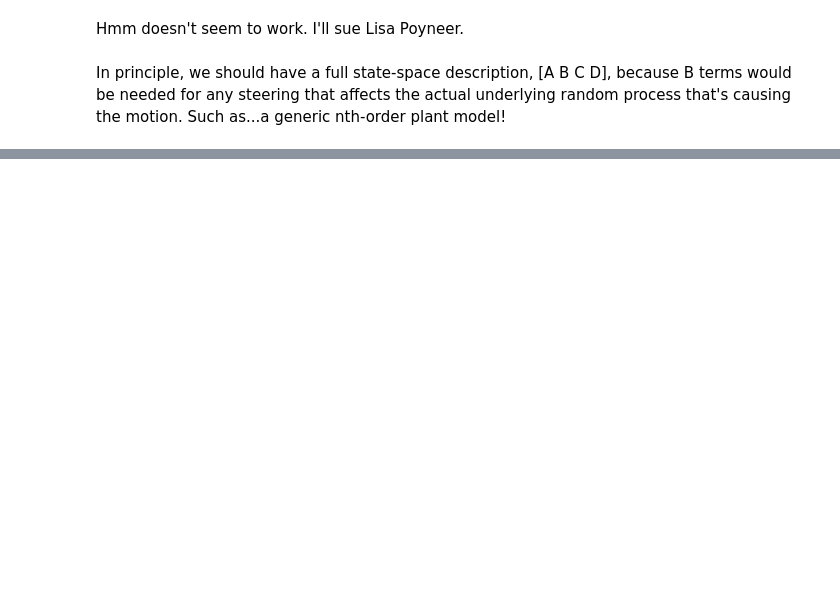
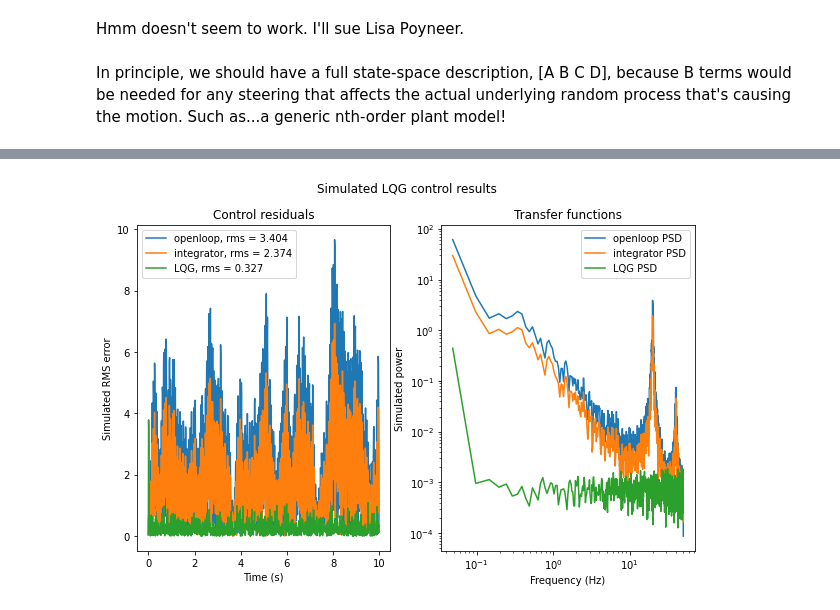
Before and after one commit to aditya-sengupta/seallqg, a Jupyter notebook: notebooks/lqg_delays_Dmatrix.ipynb, the cells around one changed output, grey strips where cells are left out. Cells and saved outputs as stored; diff of their text form; code cells hidden in the pictures; blank space fills up the shorter version.

```diff
--- a/notebooks/lqg_delays_Dmatrix.ipynb
+++ b/notebooks/lqg_delays_Dmatrix.ipynb
@@ -188,0 +172,4 @@ In principle, we should have a full state-space description, [A B C D], because
+# %%
+_ = abcd.simulate([ol, integ], nsteps=nsteps, plot=True)
+# %% [output]
+[figure, added]
```
Also changed, not shown: parts of 13 cells of this notebook, 5 other files.
